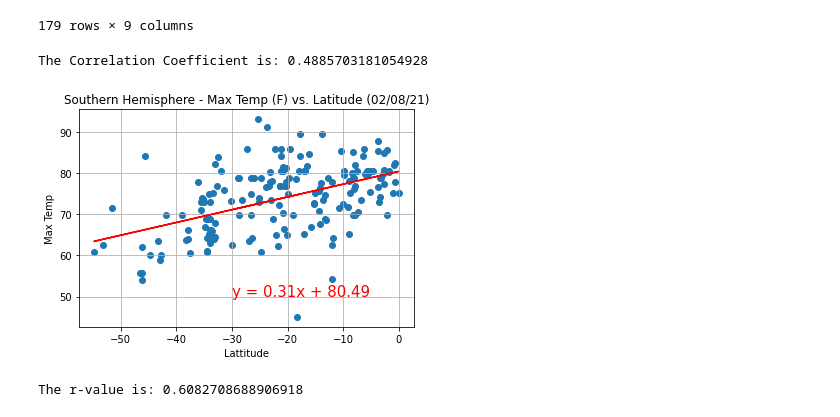
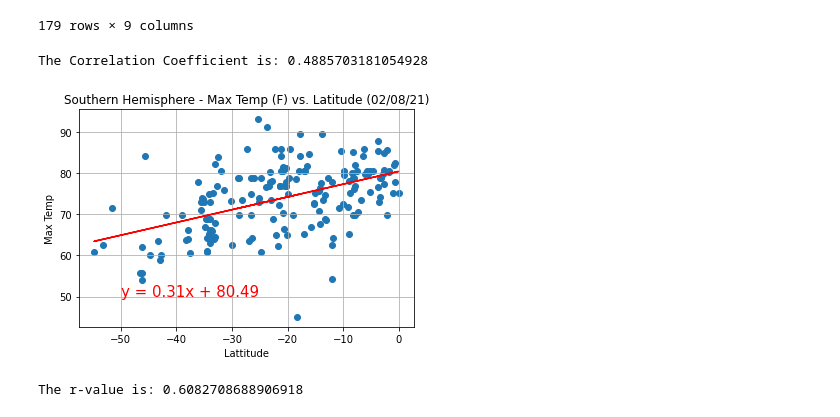
Before and after one commit to lauragabrielson/Python_API_Challenge, a Jupyter notebook: WeatherPy/WeatherPy.ipynb, the cells around one changed output. Cells and saved outputs as stored; diff of their text form; code cells hidden in the pictures.

```diff
--- a/WeatherPy/WeatherPy.ipynb
+++ b/WeatherPy/WeatherPy.ipynb
@@ -54,7 +54,3 @@ total_cities
 ### Perform API Calls
 * Perform a weather check on each city using a series of successive API calls.
 * Include a print log of each city as it'sbeing processed (with the city number and city name).
-# %%
-url = "http://api.openweathermap.org/data/2.5/weather?"
-query_url = f"{url}appid={weather_api_key}&q=Minneapolis"
-print(query_url)
@@ -326,29 +312,29 @@ south_weather_data
 # %%
 x_values = south_weather_data["Lat"]
 y_values = south_weather_data["Max Temp"]
 
 (slope, intercept, rvalue, pvalue, stderr) = linregress(x_values, y_values)
 
 regress_values = x_values * slope + intercept
 
 line_eq = "y = " + str(round(slope,2)) + "x + " + str(round(intercept,2))
 
 # Create scatterplot with linear regression
 plt.scatter(x_values,y_values)
 
 plt.plot(x_values,regress_values, "r-")
-plt.annotate(line_eq,(-30,50),fontsize=15,color="red")
+plt.annotate(line_eq,(-50,50),fontsize=15,color="red")
 plt.xlabel("Lattitude")
 plt.ylabel("Max Temp")
 print(f"The Correlation Coefficient is: {rvalue}")
 plt.title("Southern Hemisphere - Max Temp (F) vs. Latitude (02/08/21)")
 #plt.tight_layout()
 plt.savefig("South_Temp_vs_Lat.png")
 plt.grid()
 plt.show()
 # %% [output]
 The Correlation Coefficient is: 0.4885703181054928
-[figure, old version]
+[figure, new version]
 # %%
 # %% [output]
 The r-value is: 0.6082708688906918
```
Also changed, not shown: parts of 9 cells of this notebook, 8 other files.
